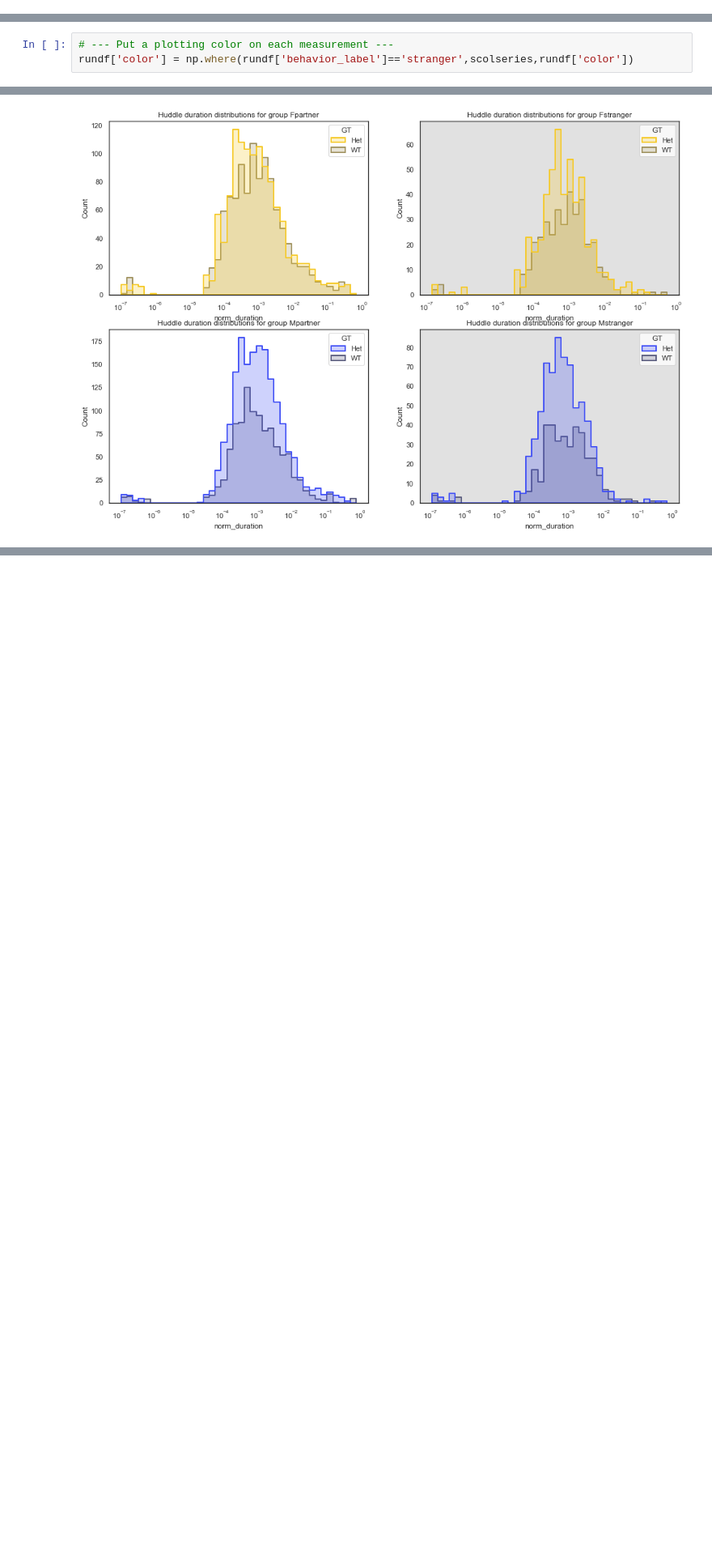
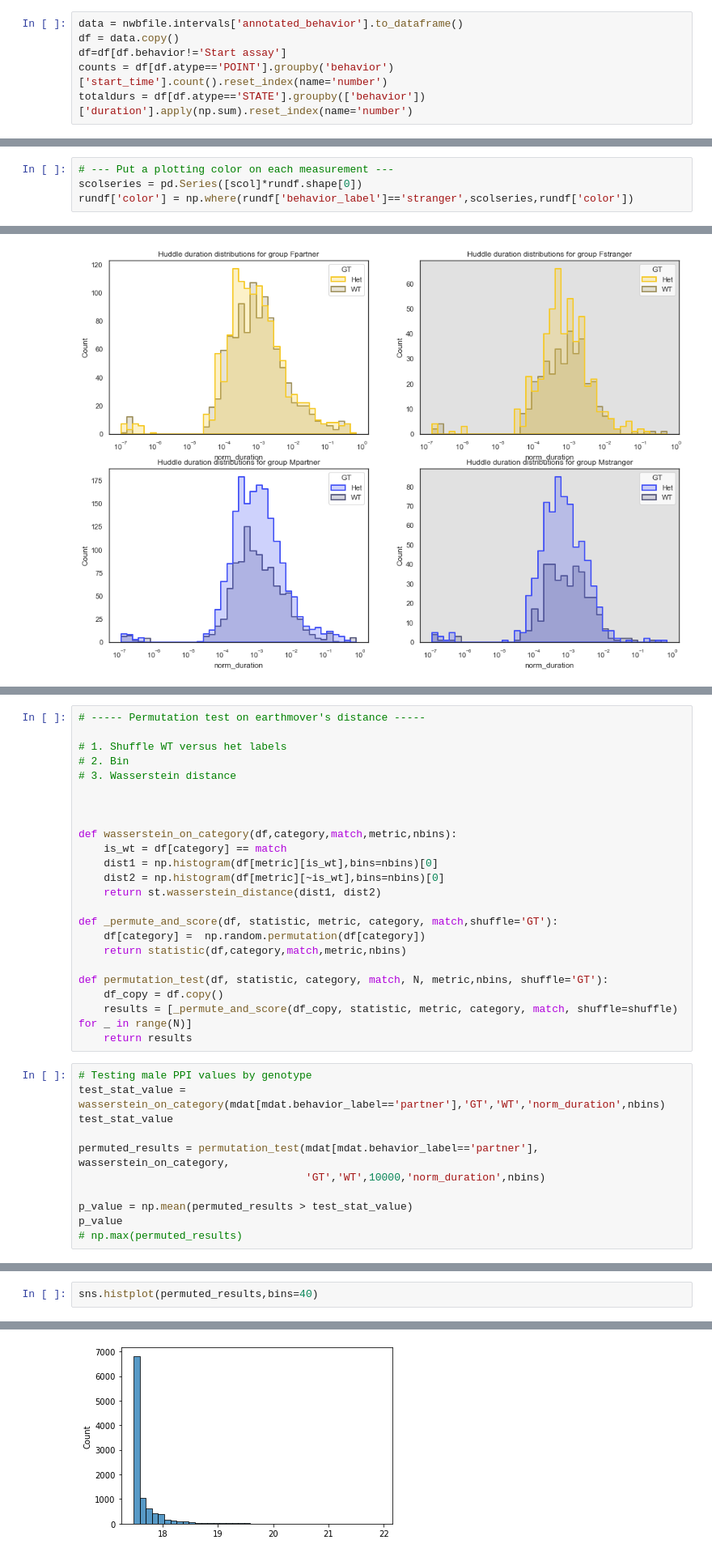
Before and after one commit to nhoglen/scn2a-paper-GWJSNH-code, a Jupyter notebook: scratch_huddleLength.ipynb, the cells around one changed output, grey strips where cells are left out. Shown at 81% size. Cells and saved outputs as stored; diff of their text form; blank space fills up the shorter version.

Commit message:
Huddle length analysis and multi assay
- added some plots to the huddleLength notebook
- set up to collate data across assays in longitudinal-analysis notebook
- initial PCA attempts

```diff
--- a/scratch_huddleLength.ipynb
+++ b/scratch_huddleLength.ipynb
@@ -125,0 +147,6 @@ Nov22_Pair8_PPT
+# %%
+data = nwbfile.intervals['annotated_behavior'].to_dataframe()
+df = data.copy()
+df=df[df.behavior!='Start assay']
+counts = df[df.atype=='POINT'].groupby('behavior')['start_time'].count().reset_index(name='number')
+totaldurs = df[df.atype=='STATE'].groupby(['behavior'])['duration'].apply(np.sum).reset_index(name='number')
@@ -181,4 +244,5 @@ gcol = 225
 axcol = np.array([gcol,gcol,gcol])/255
 # %%
 # --- Put a plotting color on each measurement ---
+scolseries = pd.Series([scol]*rundf.shape[0])
 rundf['color'] = np.where(rundf['behavior_label']=='stranger',scolseries,rundf['color'])
@@ -383,0 +453,34 @@ if saveplots:
+# %%
+# ----- Permutation test on earthmover's distance -----
+
+# 1. Shuffle WT versus het labels
+# 2. Bin
+# 3. Wasserstein distance
+
+
+
+def wasserstein_on_category(df,category,match,metric,nbins):
+    is_wt = df[category] == match
+    dist1 = np.histogram(df[metric][is_wt],bins=nbins)[0]
+    dist2 = np.histogram(df[metric][~is_wt],bins=nbins)[0]
+    return st.wasserstein_distance(dist1, dist2)
+
+def _permute_and_score(df, statistic, metric, category, match,shuffle='GT'):
+    df[category] =  np.random.permutation(df[category])
+    return statistic(df,category,match,metric,nbins)
+
+def permutation_test(df, statistic, category, match, N, metric,nbins, shuffle='GT'):
+    df_copy = df.copy()
+    results = [_permute_and_score(df_copy, statistic, metric, category, match, shuffle=shuffle) for _ in range(N)]
+    return results
+# %%
+# Testing male PPI values by genotype
+test_stat_value = wasserstein_on_category(mdat[mdat.behavior_label=='partner'],'GT','WT','norm_duration',nbins)
+test_stat_value
+
+permuted_results = permutation_test(mdat[mdat.behavior_label=='partner'], wasserstein_on_category,
+                                    'GT','WT',10000,'norm_duration',nbins)
+
+p_value = np.mean(permuted_results > test_stat_value)
+p_value
+# np.max(permuted_results)
@@ -383,0 +489,3 @@ if saveplots:
+# %%
+sns.histplot(permuted_results,bins=40)
+# %% [output]
@@ -383,0 +493 @@ if saveplots:
+[figure, added]
```
Also changed, not shown: parts of 29 cells of this notebook, 1 other file.
